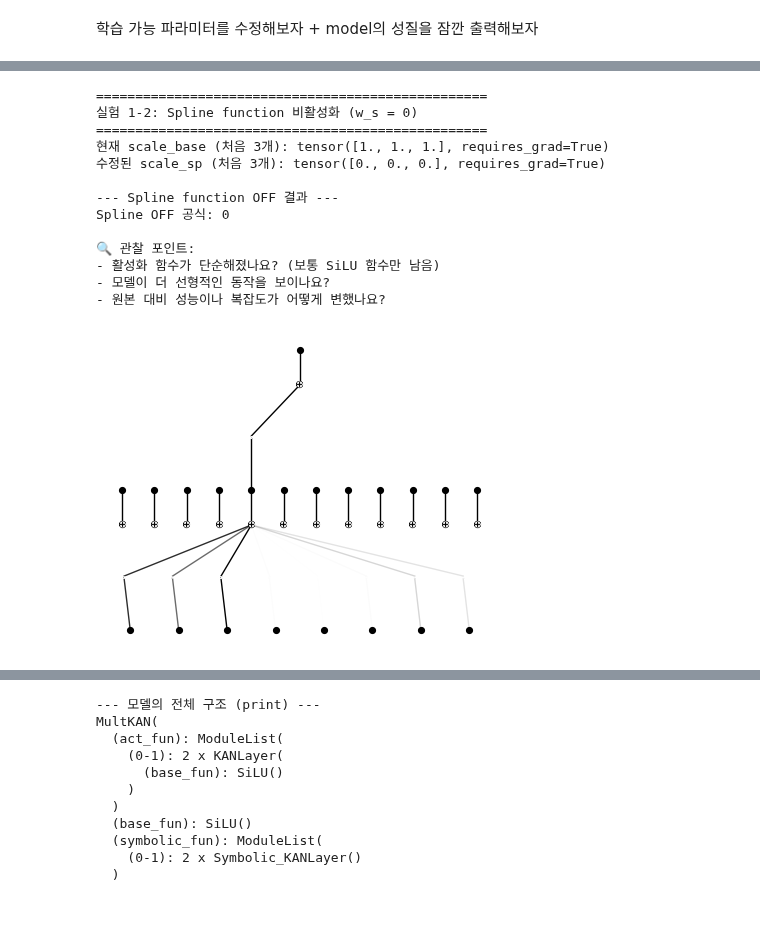
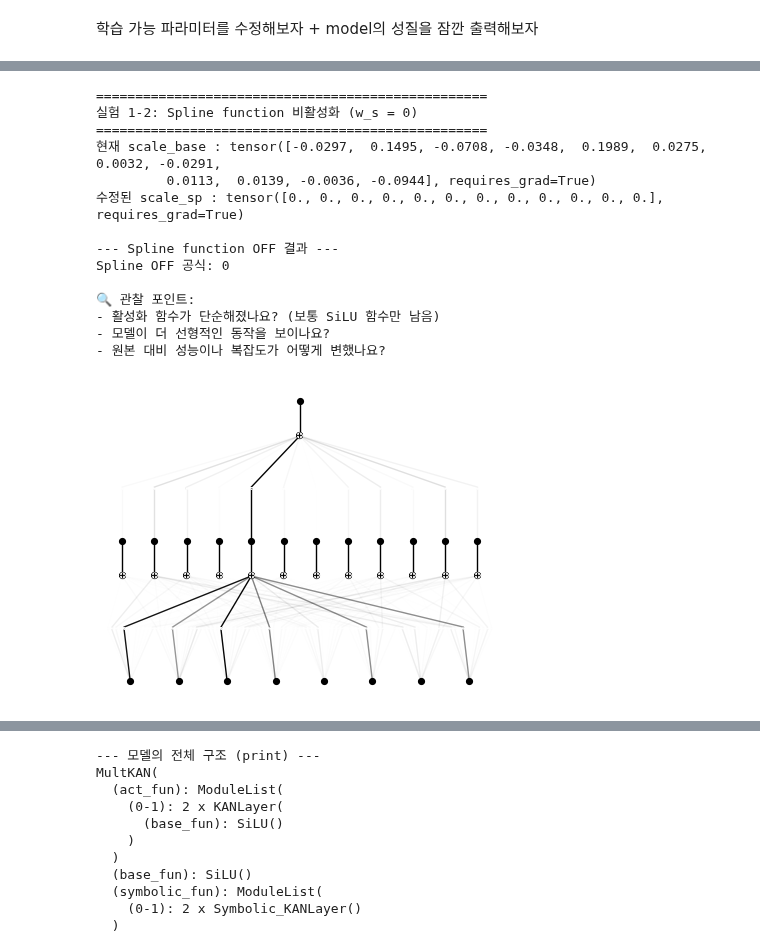
Before and after one commit to Hyein-coder/pykan, a Jupyter notebook: .github/workflows/TaeWoong/CO2RR_KAN_0826_MSP.ipynb, the cells around one changed output, grey strips where cells are left out. Cells and saved outputs as stored; diff of their text form; code cells hidden in the pictures; blank space fills up the shorter version.

```diff
--- a/.github/workflows/TaeWoong/CO2RR_KAN_0826_MSP.ipynb
+++ b/.github/workflows/TaeWoong/CO2RR_KAN_0826_MSP.ipynb
@@ -426,39 +354,41 @@ print("="*50)
 print("실험 1-2: Spline function 비활성화 (w_s = 0)")
 print("="*50)
 
 with torch.no_grad():
-    model.act_fun[0].scale_base.fill_(1.0)  # base w_b를 다 1로 만들기 -- 여기 origin scale_base 불러오는 것으로 수정하기
+    model.act_fun[0].scale_base.copy_(original_scale_base)  # wb를 원본으로 만들기
     model.act_fun[0].scale_sp.fill_(0.0)   # 모든 spline 함수 끄기
-    print(f"현재 scale_base (처음 3개): {model.act_fun[0].scale_base[0, :3]}")
-    print(f"수정된 scale_sp (처음 3개): {model.act_fun[0].scale_sp[0, :3]}")
+    print(f"현재 scale_base : {model.act_fun[0].scale_base[0, :]}")
+    print(f"수정된 scale_sp : {model.act_fun[0].scale_sp[0, :]}")
 
 print("\n--- Spline function OFF 결과 ---")
+model.fit(dataset, opt="LBFGS", steps=1, lamb=0.001)
 model.plot()
 try:
     formula_no_spline = ex_round(model.symbolic_formula()[0][0], 4)
     print(f"Spline OFF 공식: {formula_no_spline}")
 except:
     print("심볼릭 공식 생성 실패")
 
 print("\n🔍 관찰 포인트:")
 print("- 활성화 함수가 단순해졌나요? (보통 SiLU 함수만 남음)")
 print("- 모델이 더 선형적인 동작을 보이나요?")
 print("- 원본 대비 성능이나 복잡도가 어떻게 변했나요?")
 # %% [output]
 ==================================================
 실험 1-2: Spline function 비활성화 (w_s = 0)
 ==================================================
-현재 scale_base (처음 3개): tensor([1., 1., 1.], requires_grad=True)
-수정된 scale_sp (처음 3개): tensor([0., 0., 0.], requires_grad=True)
+현재 scale_base : tensor([-0.0297,  0.1495, -0.0708, -0.0348,  0.1989,  0.0275,  0.0032, -0.0291,
+         0.0113,  0.0139, -0.0036, -0.0944], requires_grad=True)
+수정된 scale_sp : tensor([0., 0., 0., 0., 0., 0., 0., 0., 0., 0., 0., 0.], requires_grad=True)
 
 --- Spline function OFF 결과 ---
 Spline OFF 공식: 0
 
 🔍 관찰 포인트:
 - 활성화 함수가 단순해졌나요? (보통 SiLU 함수만 남음)
 - 모델이 더 선형적인 동작을 보이나요?
 - 원본 대비 성능이나 복잡도가 어떻게 변했나요?
-[figure, old version]
+[figure, new version]
 # %%
 print("="*50)
 print("실험 1-3: Base vs Spline 비율 조정")
```
Also changed, not shown: parts of 30 cells of this notebook.
